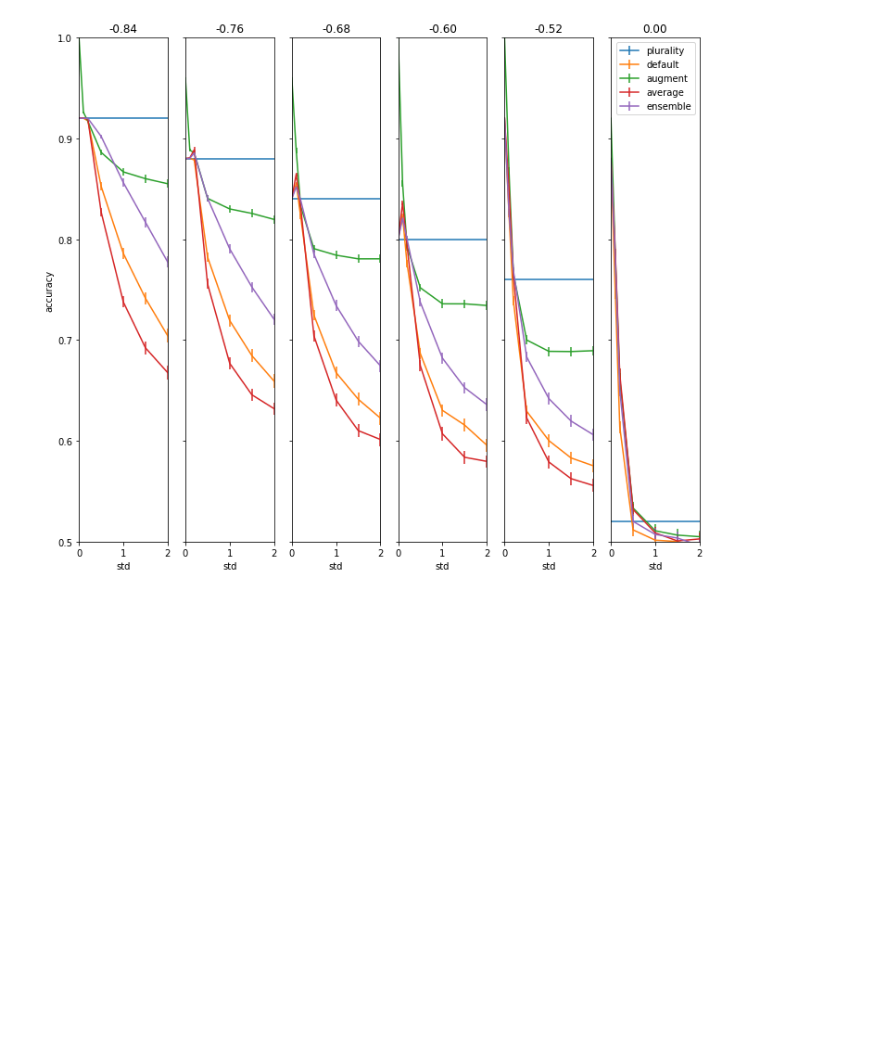
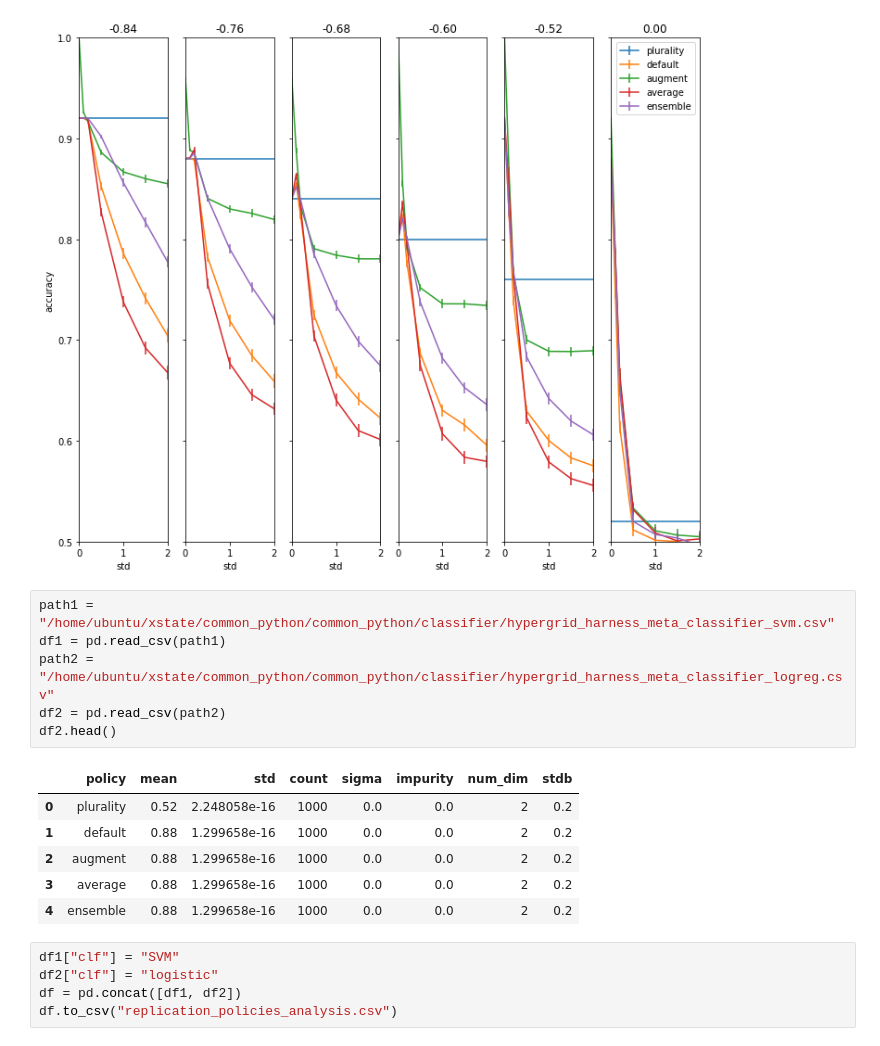
Before and after one commit to uwescience/old_xstate, a Jupyter notebook: notebooks/SVM Evaluation in Hypergrid Harness.ipynb, the cells around one changed output. Drawn from its saved outputs; the diff is of its cells as text; blank space fills up the shorter version.

Commit message:
Combined analysis results

```diff
--- a/notebooks/SVM Evaluation in Hypergrid Harness.ipynb
+++ b/notebooks/SVM Evaluation in Hypergrid Harness.ipynb
@@ -70,3 +70,21 @@ impuritys.sort()
 harness.plotMultipleMetaClassifiers(15, impuritys, figsize=(12,10))
 # %% [output]
 [figure]
+# %%
+path1 = "/home/ubuntu/xstate/common_python/common_python/classifier/hypergrid_harness_meta_classifier_svm.csv"
+df1 = pd.read_csv(path1)
+path2 = "/home/ubuntu/xstate/common_python/common_python/classifier/hypergrid_harness_meta_classifier_logreg.csv"
+df2 = pd.read_csv(path2)
+df2.head()
+# %% [output]
+|  | policy | mean | std | count | sigma | impurity | num_dim | stdb |
+| 0 | plurality | 0.52 | 2.248058e-16 | 1000 | 0.0 | 0.0 | 2 | 0.2 |
+| 1 | default | 0.88 | 1.299658e-16 | 1000 | 0.0 | 0.0 | 2 | 0.2 |
+| 2 | augment | 0.88 | 1.299658e-16 | 1000 | 0.0 | 0.0 | 2 | 0.2 |
+| 3 | average | 0.88 | 1.299658e-16 | 1000 | 0.0 | 0.0 | 2 | 0.2 |
+| 4 | ensemble | 0.88 | 1.299658e-16 | 1000 | 0.0 | 0.0 | 2 | 0.2 |
+# %%
+df1["clf"] = "SVM"
+df2["clf"] = "logistic"
+df = pd.concat([df1, df2])
+df.to_csv("replication_policies_analysis.csv")
```
Also changed, not shown: parts of 1 cell of this notebook, 1 other file.
